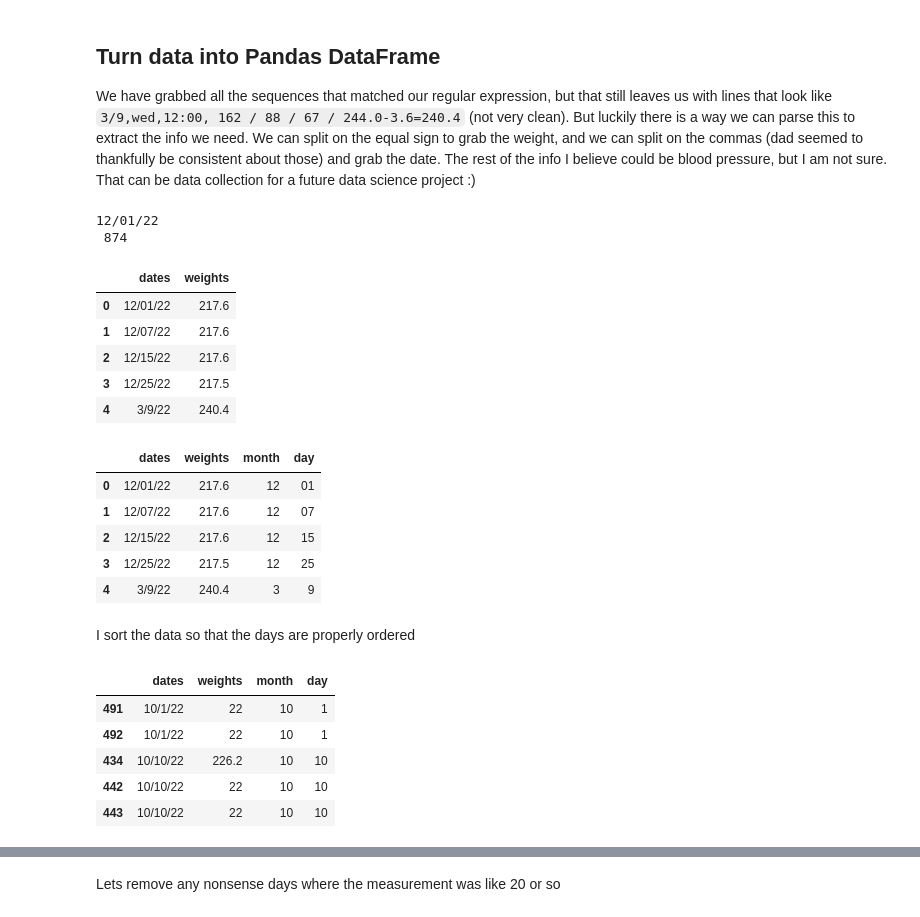
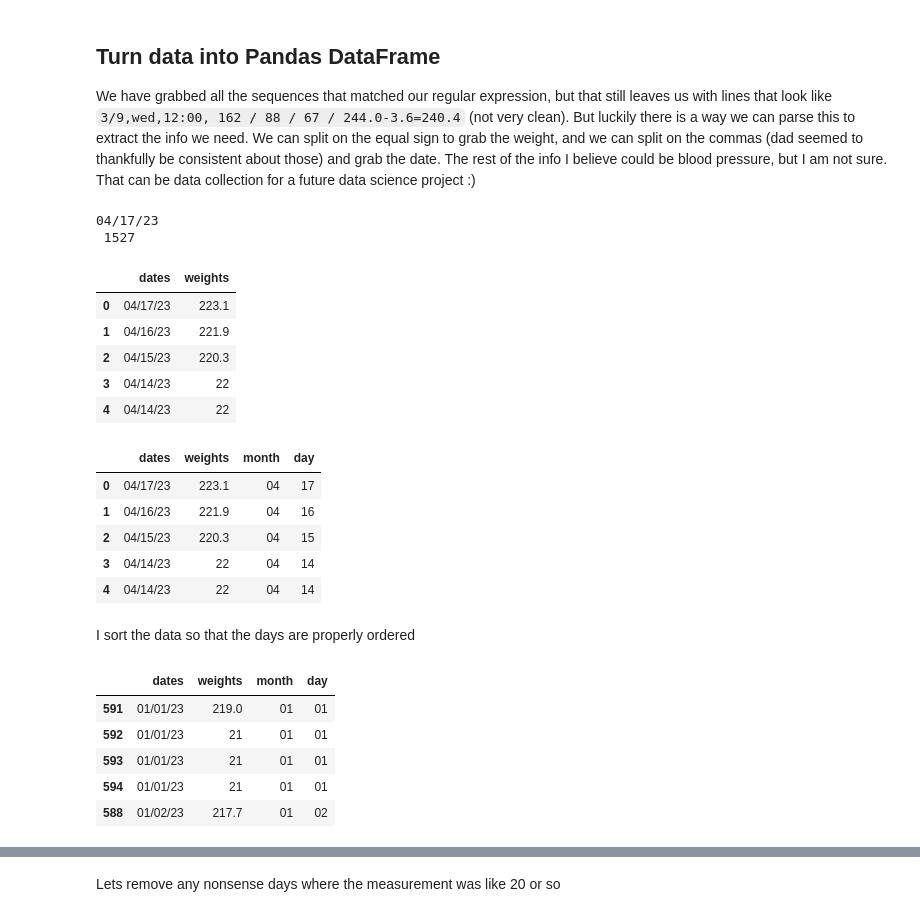
Before and after one commit to Matthew1309/dad_weight, a Jupyter notebook: dads_weight_data.ipynb, the cells around one changed output, grey strips where cells are left out. Saved outputs shown, nothing was run; the diff lists cells and outputs as text; code cells hidden in the pictures.

```diff
--- a/dads_weight_data.ipynb
+++ b/dads_weight_data.ipynb
@@ -26,9 +27,10 @@ def is_date(string, fuzzy=False):
 ## Parsing the data
 To graph his weight over time, I need to read in and parse the data.
 # %%
-with open('raw_weight_data_2-2022_8-2022.txt', encoding="utf8") as file:
+with open('raw_weight_data_04-19-2023.txt', encoding="utf8") as file:
     data = file.read()
 print(data[len(data)-200:])
+data = "\n".join(data.split("\n")[340:])
 # %% [output]
  nm / nm / 248.0-3.6=244.4
 
@@ -68,40 +70,40 @@ patternDate = re.compile('^\d{1,2}(?:/\d{1,2})+',re.MULTILINE)
 matchesDate = patternDate.findall(data)
 print(matchesDate[0], "\n" ,len(matchesDate))
 # %% [output]
-12/01/22
- 874
+04/17/23
+ 1527
 # %%
 dates = []
 weights = []
 for entry in matches:
     date = patternDate.findall(entry)[0]#entry.split(',')[0]
-    if date[-3:] != '/22' or len(date) < 5:
+    if date[-3:] not in ['/22', '/23'] or len(date) < 5:
         date += '/22'
     dates.append(date)
 
     weight = entry.split('=')[1]
     weights.append(weight)
 
 df = pd.DataFrame(list(zip(dates, weights)), columns=['dates', 'weights'])
 df.head()
 # %% [output]
 |  | dates | weights |
-| 0 | 12/01/22 | 217.6 |
-| 1 | 12/07/22 | 217.6 |
-| 2 | 12/15/22 | 217.6 |
-| 3 | 12/25/22 | 217.5 |
-| 4 | 3/9/22 | 240.4 |
+| 0 | 04/17/23 | 223.1 |
+| 1 | 04/16/23 | 221.9 |
+| 2 | 04/15/23 | 220.3 |
+| 3 | 04/14/23 | 22 |
+| 4 | 04/14/23 | 22 |
 # %%
 df['month'] = df.dates.str.split('/').str[0]
 df['day'] = df.dates.str.split('/').str[1]
 df.head()
 # %% [output]
 |  | dates | weights | month | day |
-| 0 | 12/01/22 | 217.6 | 12 | 01 |
-| 1 | 12/07/22 | 217.6 | 12 | 07 |
-| 2 | 12/15/22 | 217.6 | 12 | 15 |
-| 3 | 12/25/22 | 217.5 | 12 | 25 |
-| 4 | 3/9/22 | 240.4 | 3 | 9 |
+| 0 | 04/17/23 | 223.1 | 04 | 17 |
+| 1 | 04/16/23 | 221.9 | 04 | 16 |
+| 2 | 04/15/23 | 220.3 | 04 | 15 |
+| 3 | 04/14/23 | 22 | 04 | 14 |
+| 4 | 04/14/23 | 22 | 04 | 14 |
 # %% [markdown]
 I sort the data so that the days are properly ordered
 # %%
@@ -109,11 +111,11 @@ df = df.sort_values(by =['month', 'day'])
 df.head()
 # %% [output]
 |  | dates | weights | month | day |
-| 491 | 10/1/22 | 22 | 10 | 1 |
-| 492 | 10/1/22 | 22 | 10 | 1 |
-| 434 | 10/10/22 | 226.2 | 10 | 10 |
-| 442 | 10/10/22 | 22 | 10 | 10 |
-| 443 | 10/10/22 | 22 | 10 | 10 |
+| 591 | 01/01/23 | 219.0 | 01 | 01 |
+| 592 | 01/01/23 | 21 | 01 | 01 |
+| 593 | 01/01/23 | 21 | 01 | 01 |
+| 594 | 01/01/23 | 21 | 01 | 01 |
+| 588 | 01/02/23 | 217.7 | 01 | 02 |
 # %%
 # QC check to make sure the row is a date
 df = df.loc[df.dates.apply(is_date),]
```
Also changed, not shown: parts of 16 cells of this notebook, 1 other file.
